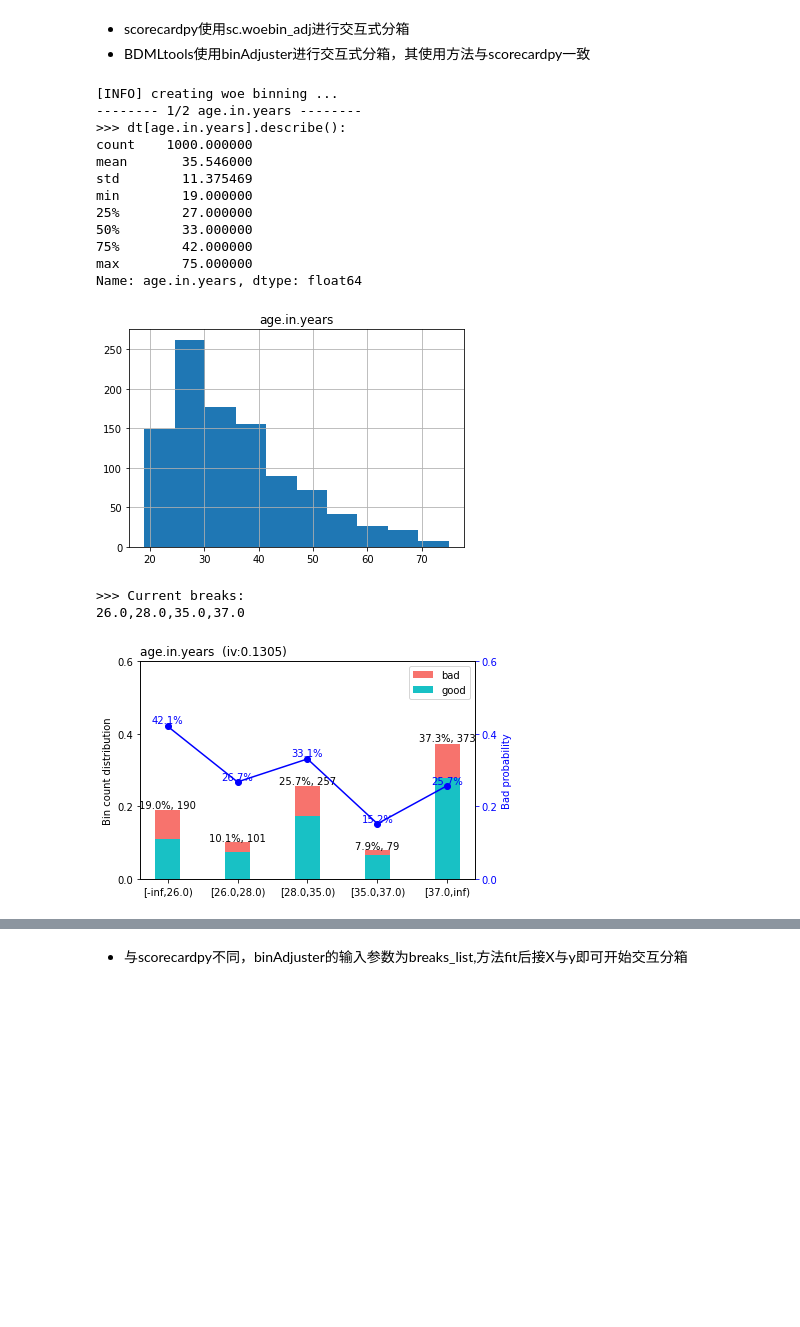
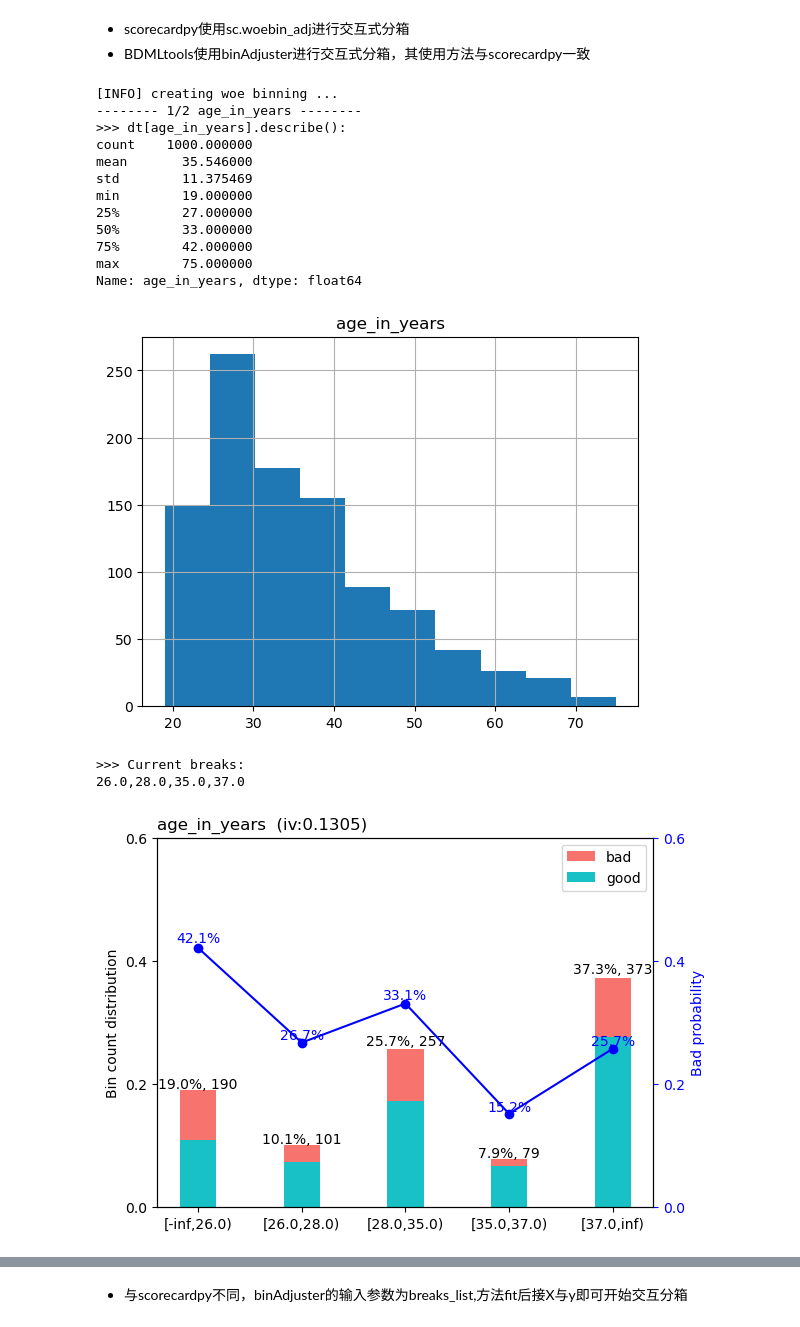
Before and after one commit to zk403/mlearn, a Jupyter notebook: example/1.分箱对比scorecardpy.ipynb, the cells around one changed output, grey strips where cells are left out. Drawn from its saved outputs; the diff is of its cells as text; code cells hidden in the pictures; blank space fills up the shorter version.

```diff
--- a/example/1.分箱对比scorecardpy.ipynb
+++ b/example/1.分箱对比scorecardpy.ipynb
@@ -187,24 +166,24 @@ pd.concat(
 + scorecardpy使用sc.woebin_adj进行交互式分箱
 + BDMLtools使用binAdjuster进行交互式分箱，其使用方法与scorecardpy一致
 # %%
-dt_1 = dt[["creditability", "age.in.years", "credit.amount"]]
+dt_1 = dt[["creditability", "age_in_years", "credit_amount"]]
 bins = sc.woebin(dt_1, y="creditability")
 breaks_adj = sc.woebin_adj(dt_1, y="creditability", bins=bins)
 print(breaks_adj)
 # %% [output]
 [INFO] creating woe binning ...
--------- 1/2 age.in.years --------
->>> dt[age.in.years].describe():
+-------- 1/2 age_in_years --------
+>>> dt[age_in_years].describe():
 count    1000.000000
 mean       35.546000
 std        11.375469
 min        19.000000
 25%        27.000000
 50%        33.000000
 75%        42.000000
 max        75.000000
-Name: age.in.years, dtype: float64
+Name: age_in_years, dtype: float64
-[figure, old version]
+[figure, new version]
 >>> Current breaks:
 26.0,28.0,35.0,37.0
-[figure, old version]
+[figure, new version]
```
Also changed, not shown: parts of 26 cells of this notebook, 17 other files.
